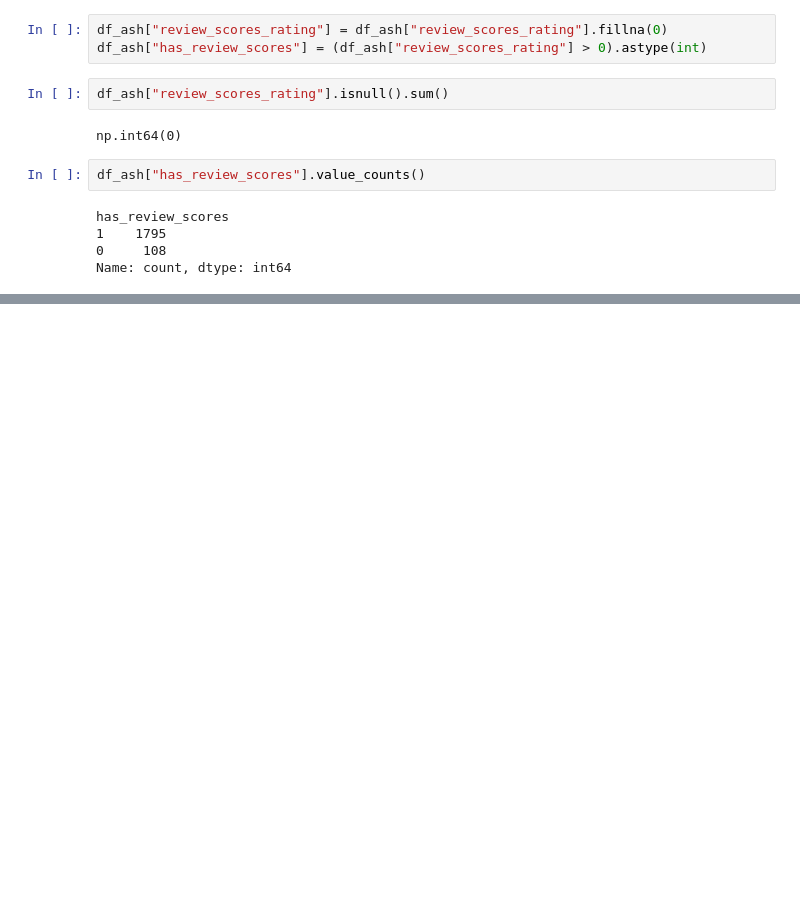
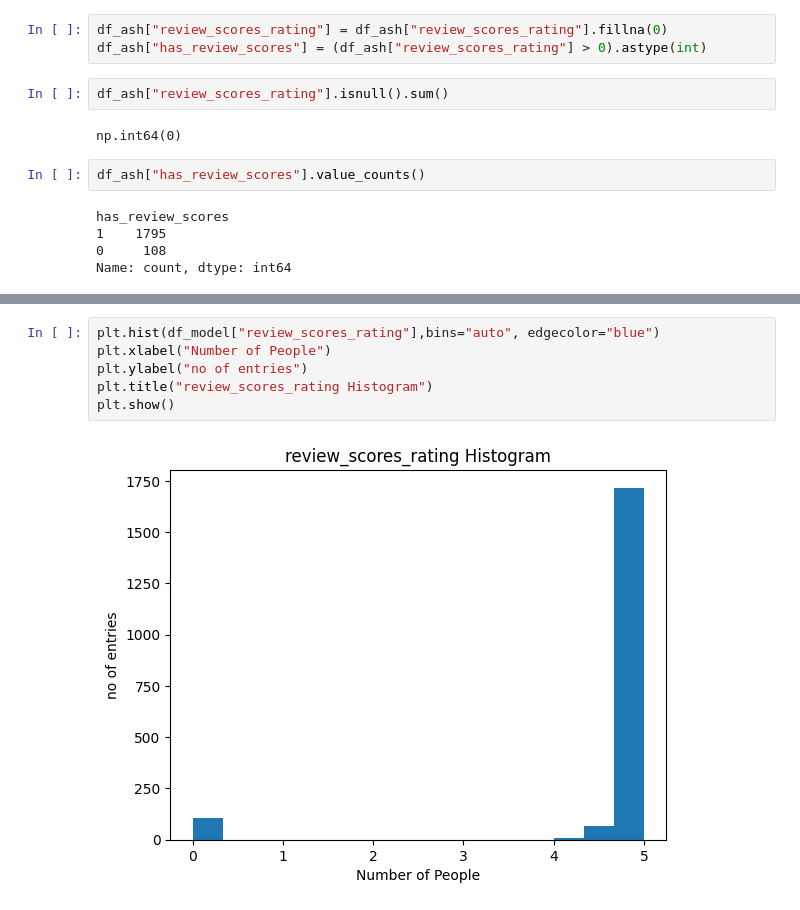
Before and after one commit to Vineet-Reddy-Saddi/Linear-Regression-Model, a Jupyter notebook: Assignment_1.ipynb, the cells around one changed output, grey strips where cells are left out. Cells and saved outputs as stored; diff of their text form; blank space fills up the shorter version.

```diff
--- a/Assignment_1.ipynb
+++ b/Assignment_1.ipynb
@@ -212,0 +298,8 @@ Name: count, dtype: int64
+# %%
+plt.hist(df_model["review_scores_rating"],bins="auto", edgecolor="blue")
+plt.xlabel("Number of People")
+plt.ylabel("no of entries")
+plt.title("review_scores_rating Histogram")
+plt.show()
+# %% [output]
+[figure, added]
```
Also changed, not shown: parts of 15 cells of this notebook.
